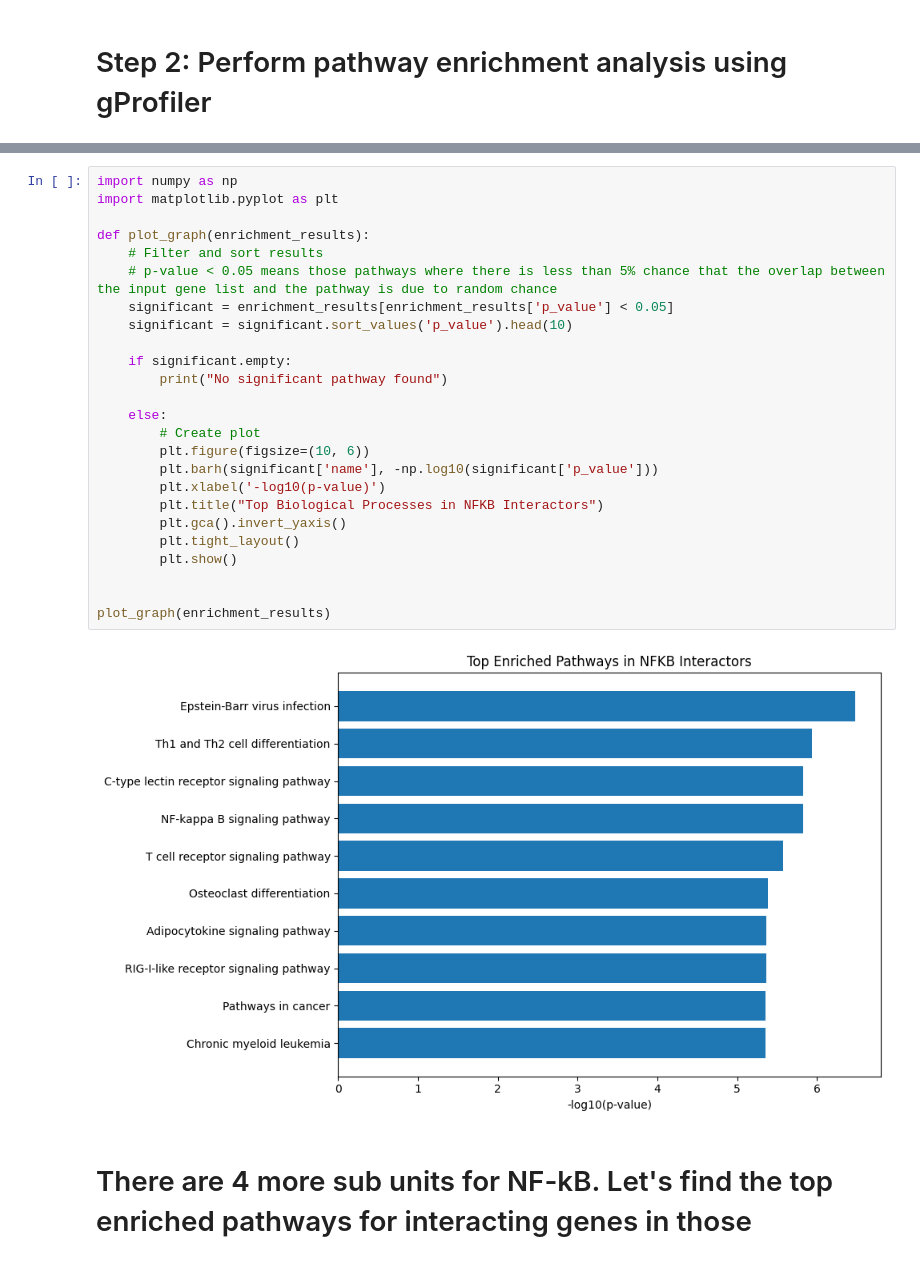
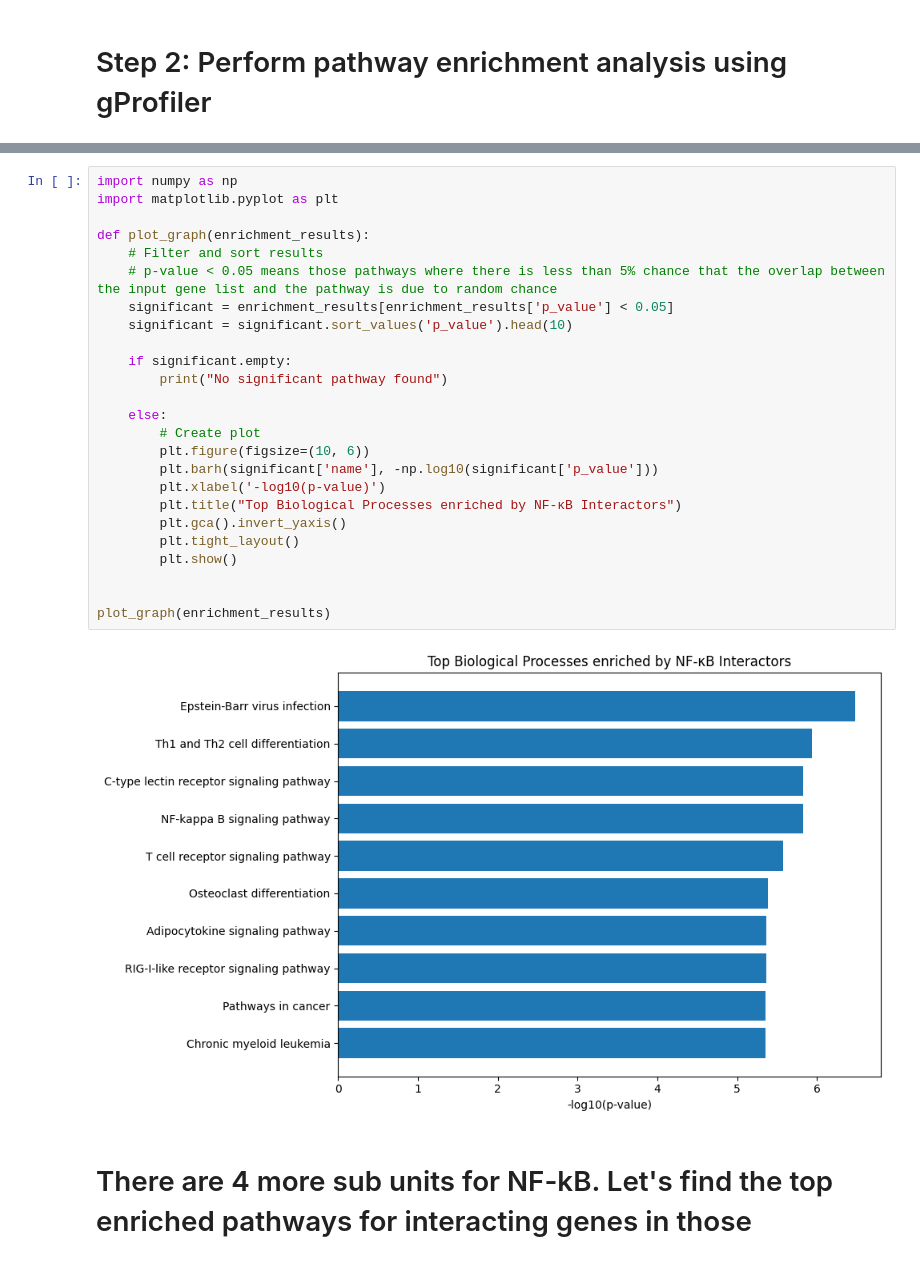
Before and after one commit to 1Riya-Shukla/NF-kB-Pathways, a Jupyter notebook: NF-kB Protein to Pathway Estimate.ipynb, the cells around one changed output, grey strips where cells are left out. Cells and saved outputs as stored; diff of their text form.

```diff
--- a/NF-kB Protein to Pathway Estimate.ipynb
+++ b/NF-kB Protein to Pathway Estimate.ipynb
@@ -55,30 +67,30 @@ NameError: name 'nfkb_interactors' is not defined
 # %%
 import numpy as np
 import matplotlib.pyplot as plt
 
 def plot_graph(enrichment_results):
     # Filter and sort results
     # p-value < 0.05 means those pathways where there is less than 5% chance that the overlap between the input gene list and the pathway is due to random chance
     significant = enrichment_results[enrichment_results['p_value'] < 0.05]
     significant = significant.sort_values('p_value').head(10)
 
     if significant.empty:
         print("No significant pathway found")
 
     else:
         # Create plot
         plt.figure(figsize=(10, 6))
         plt.barh(significant['name'], -np.log10(significant['p_value']))
         plt.xlabel('-log10(p-value)')
-        plt.title("Top Biological Processes in NFKB Interactors")
+        plt.title("Top Biological Processes enriched by NF-κB Interactors")
         plt.gca().invert_yaxis()
         plt.tight_layout()
         plt.show()
 
 
 plot_graph(enrichment_results)
 # %% [output]
-[figure, old version]
+[figure, new version]
 # %% [markdown]
 # There are 4 more sub units for NF-kB. Let's find the top enriched pathways for interacting genes in those
 # %%
```
Also changed, not shown: parts of 11 cells of this notebook.
